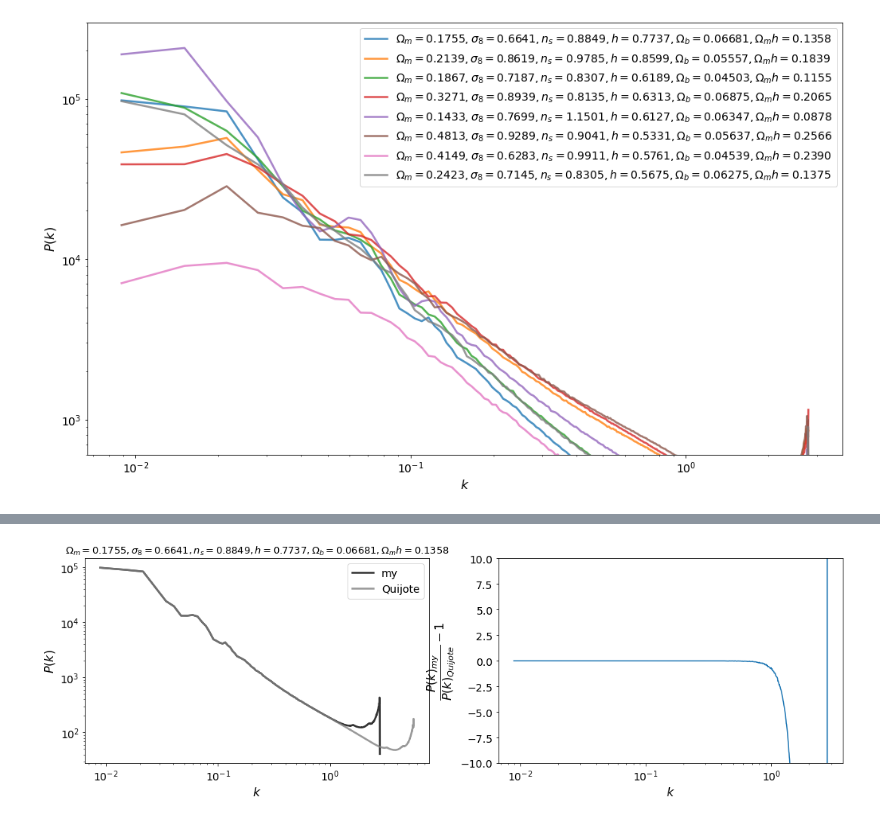
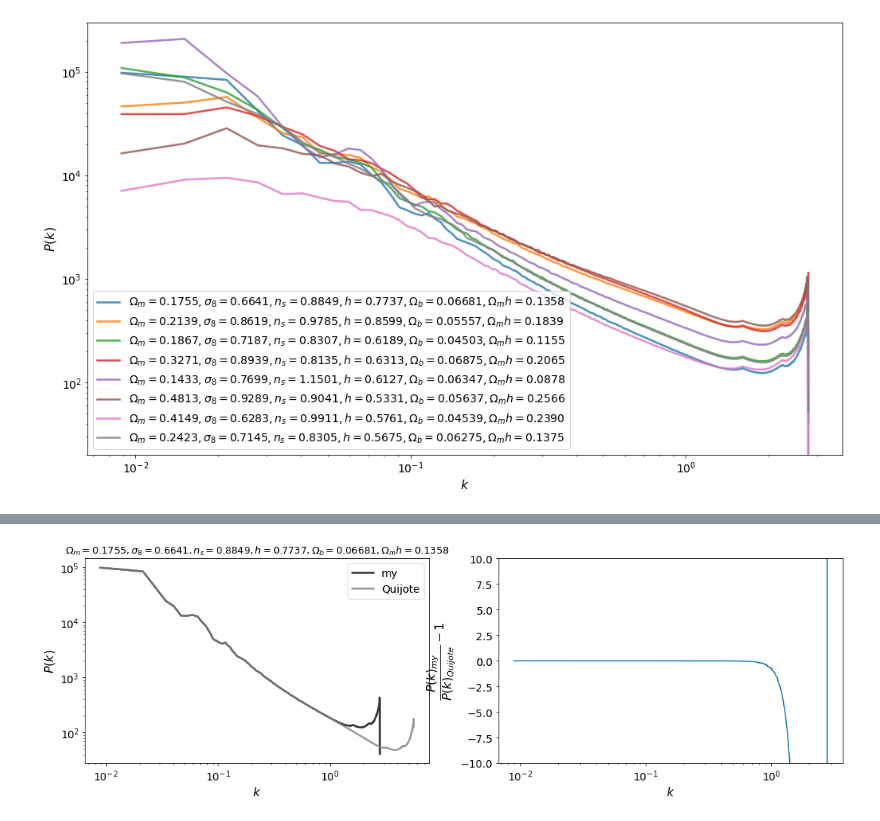
Before and after one commit to Yash-10/cvt-cosmo-inference, a Jupyter notebook: preprocessing/analyze_density_fields_pspec_512grid.ipynb, the cells around one changed output, grey strips where cells are left out. Saved outputs shown, nothing was run; the diff lists cells and outputs as text; code cells hidden in the pictures.

```diff
--- a/preprocessing/analyze_density_fields_pspec_512grid.ipynb
+++ b/preprocessing/analyze_density_fields_pspec_512grid.ipynb
@@ -103,20 +101,20 @@ $\Omega_mh = 0.13750525$
 # %%
 fig, ax = plt.subplots(1, 1, figsize=(17, 10))
 for i, (k, Pk, cosmo_params) in enumerate(zip(klist, Pklist, cosmo_params_list)):
     ax.loglog(k, Pk, label=fr'$\Omega_m = {cosmo_params[0]}, \sigma_8 = {cosmo_params[-1]}, n_s = {cosmo_params[-2]}, h = {cosmo_params[-3]}, \Omega_b = {cosmo_params[1]}, \Omega_m h = {cosmo_params[0]*cosmo_params[-3]:.4f}$', linewidth=2.5, alpha=0.8)
 
 ax.set_ylabel(r'$P(k)$', fontsize=axeslabelsize)
 ax.set_xlabel(r'$k$', fontsize=axeslabelsize)
 lgn = ax.legend(fontsize=ticklabelsize)
-ax.set_ylim([0.6e3, 3e5])
+ax.set_ylim([0.02e3, 3e5])
 
 for legobj in lgn.legendHandles:
     legobj.set_linewidth(2.5)
 
 ax.tick_params(axis='both', which='major', labelsize=ticklabelsize)
 ax.tick_params(axis='both', which='minor', labelsize=ticklabelsize)
 
 plt.show()
 # %% [output]
-[figure, old version]
+[figure, new version]
 # %%
```
Also changed, not shown: parts of 3 cells of this notebook.
